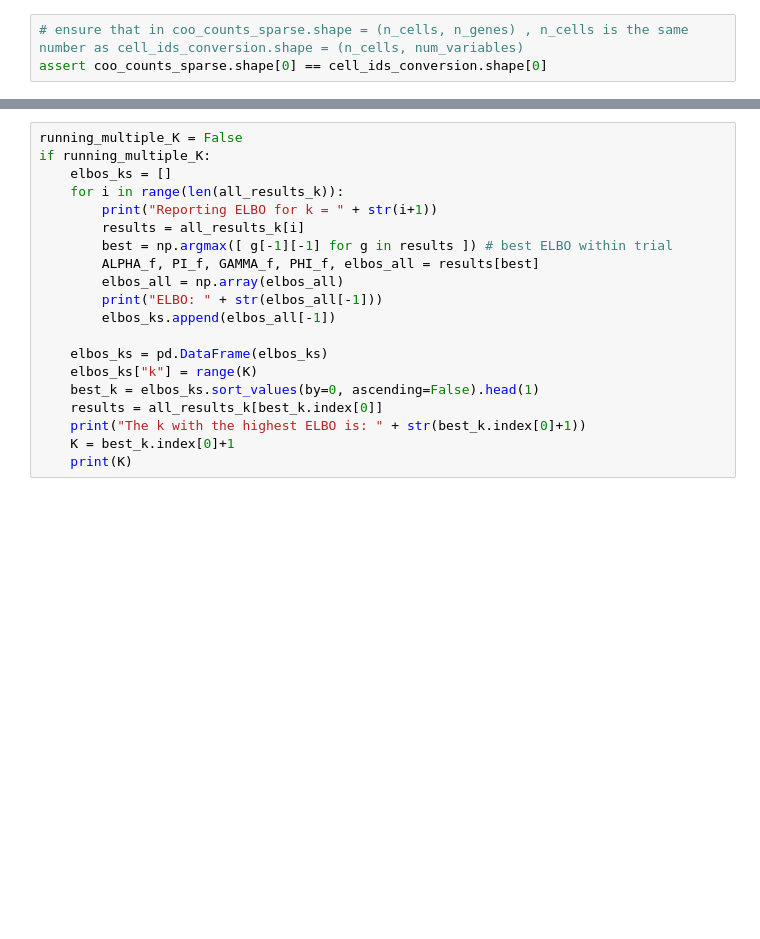
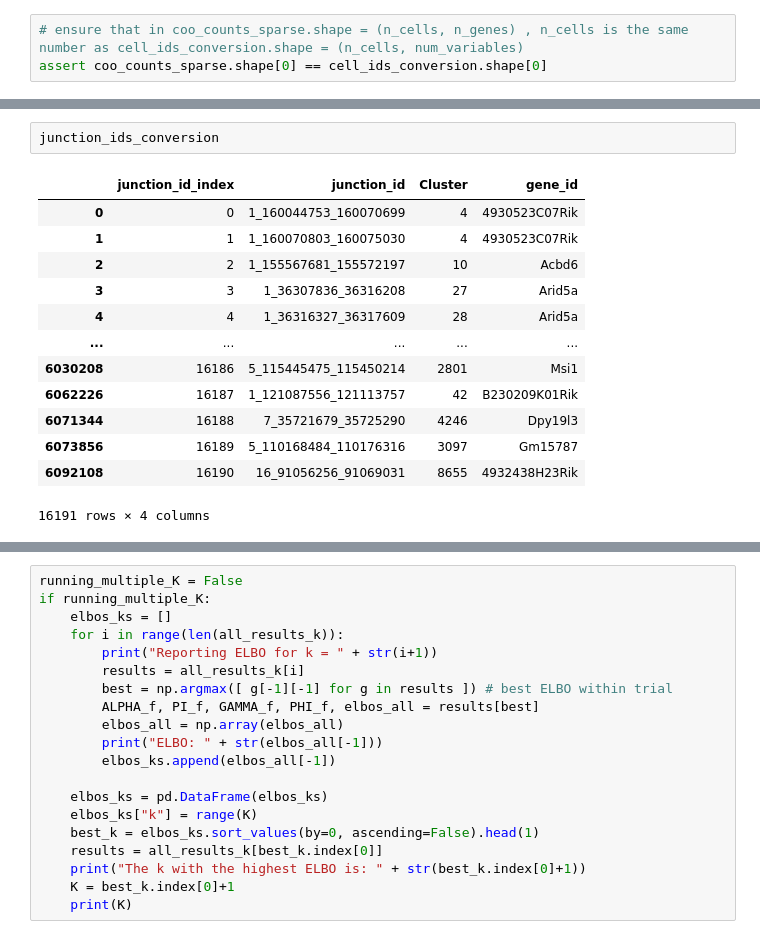
Before and after one commit to daklab/Leaflet-analysis, a Jupyter notebook: tabula_muris_brain/Leaflet/run_mixture_model_TM_SS2_wanno.ipynb, the cells around one changed output, grey strips where cells are left out. Saved outputs shown, nothing was run; the diff lists cells and outputs as text; blank space fills up the shorter version.

```diff
--- a/tabula_muris_brain/Leaflet/run_mixture_model_TM_SS2_wanno.ipynb
+++ b/tabula_muris_brain/Leaflet/run_mixture_model_TM_SS2_wanno.ipynb
@@ -149,2 +152,18 @@ assert coo_counts_sparse.shape[0] == cell_ids_conversion.shape[0]
+# %%
+junction_ids_conversion
+# %% [output]
+|  | junction_id_index | junction_id | Cluster | gene_id |
+| 0 | 0 | 1_160044753_160070699 | 4 | 4930523C07Rik |
+| 1 | 1 | 1_160070803_160075030 | 4 | 4930523C07Rik |
+| 2 | 2 | 1_155567681_155572197 | 10 | Acbd6 |
+| 3 | 3 | 1_36307836_36316208 | 27 | Arid5a |
+| 4 | 4 | 1_36316327_36317609 | 28 | Arid5a |
+| ... | ... | ... | ... | ... |
+| 6030208 | 16186 | 5_115445475_115450214 | 2801 | Msi1 |
+| 6062226 | 16187 | 1_121087556_121113757 | 42 | B230209K01Rik |
+| 6071344 | 16188 | 7_35721679_35725290 | 4246 | Dpy19l3 |
+| 6073856 | 16189 | 5_110168484_110176316 | 3097 | Gm15787 |
+| 6092108 | 16190 | 16_91056256_91069031 | 8655 | 4932438H23Rik |
+16191 rows × 4 columns
 # %%
 cell_index_tensor, junc_index_tensor, my_data = make_torch_data(final_data, **float_type)
```
Also changed, not shown: parts of 53 cells of this notebook, 12 other files.
